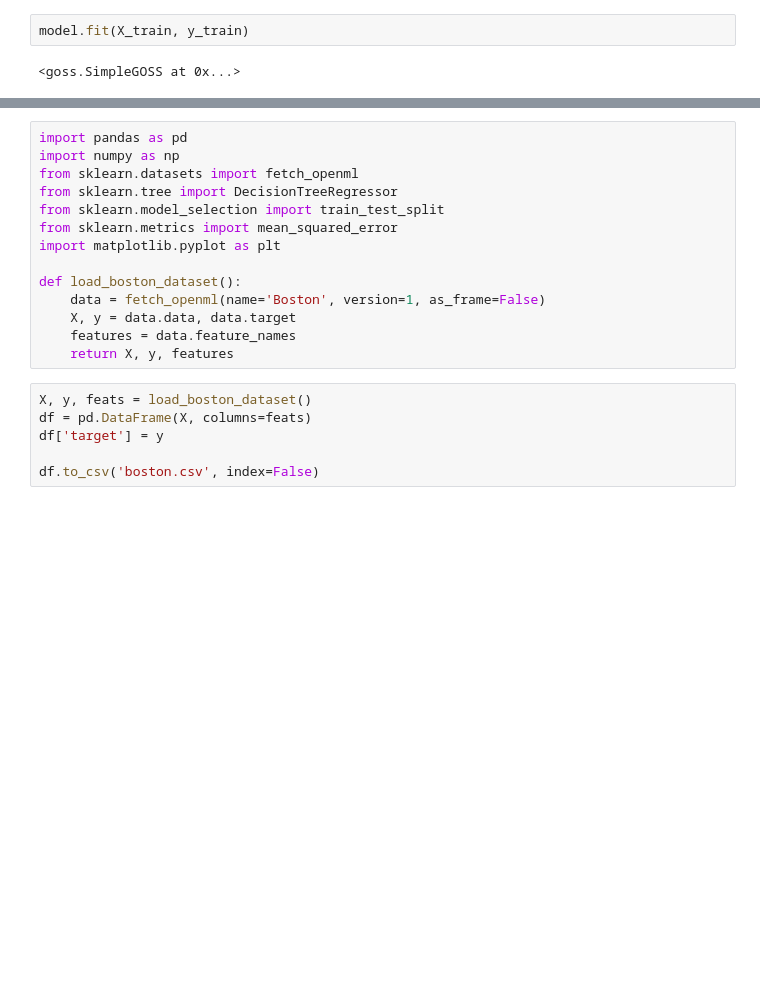
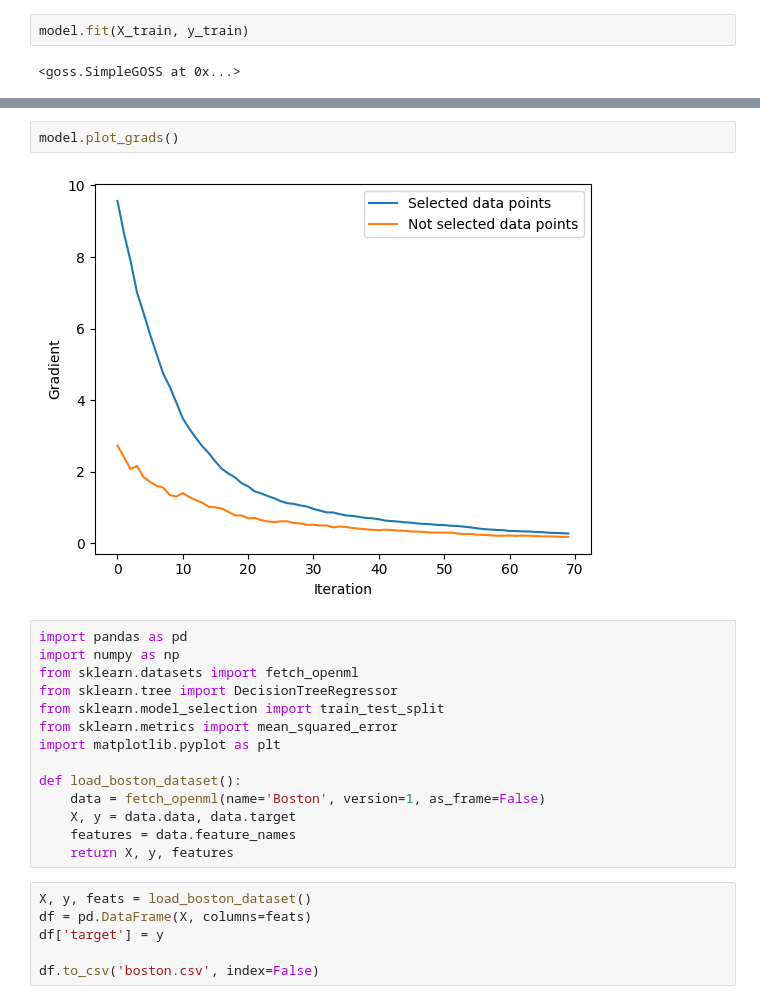
Before and after one commit to shyu61/math, a Jupyter notebook: lightgbm/goss.ipynb, the cells around one changed output, grey strips where cells are left out. Drawn from its saved outputs; the diff is of its cells as text; blank space fills up the shorter version.

```diff
--- a/lightgbm/goss.ipynb
+++ b/lightgbm/goss.ipynb
@@ -68,3 +24,7 @@ model.predict(X_test)
+# %%
+model.plot_grads()
+# %% [output]
+[figure, added]
 # %%
 import pandas as pd
 import numpy as np
```
Also changed, not shown: parts of 12 cells of this notebook, 3 other files.
